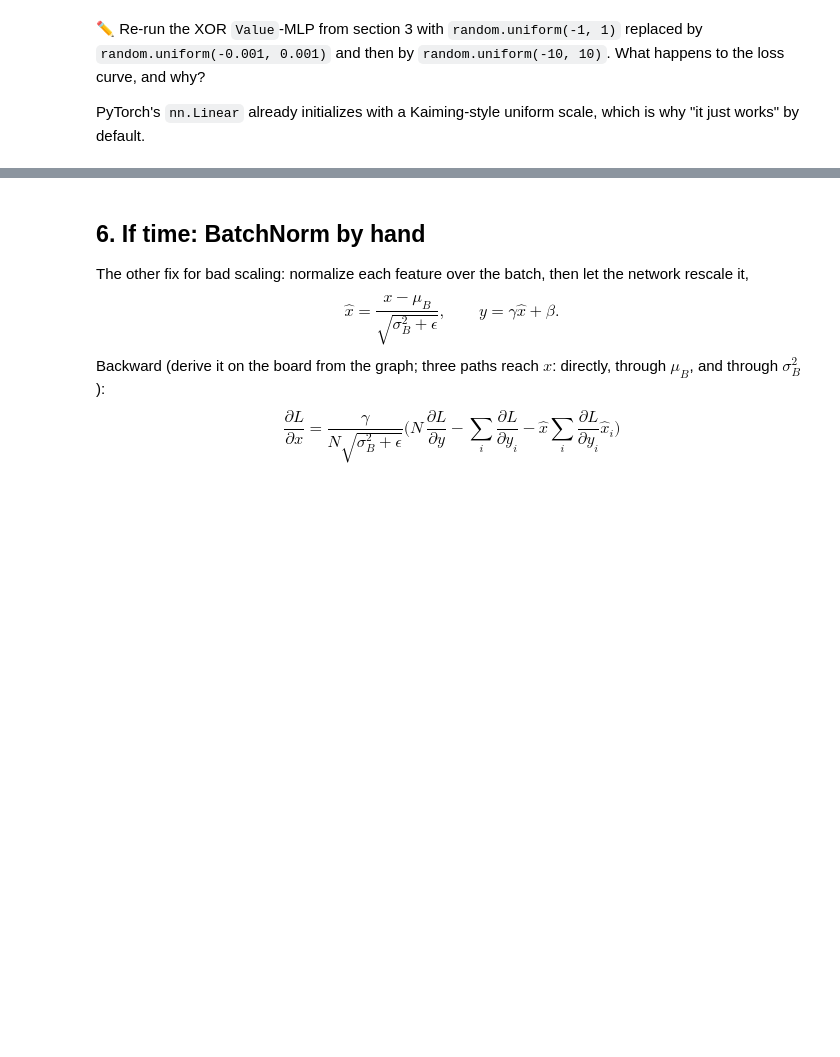
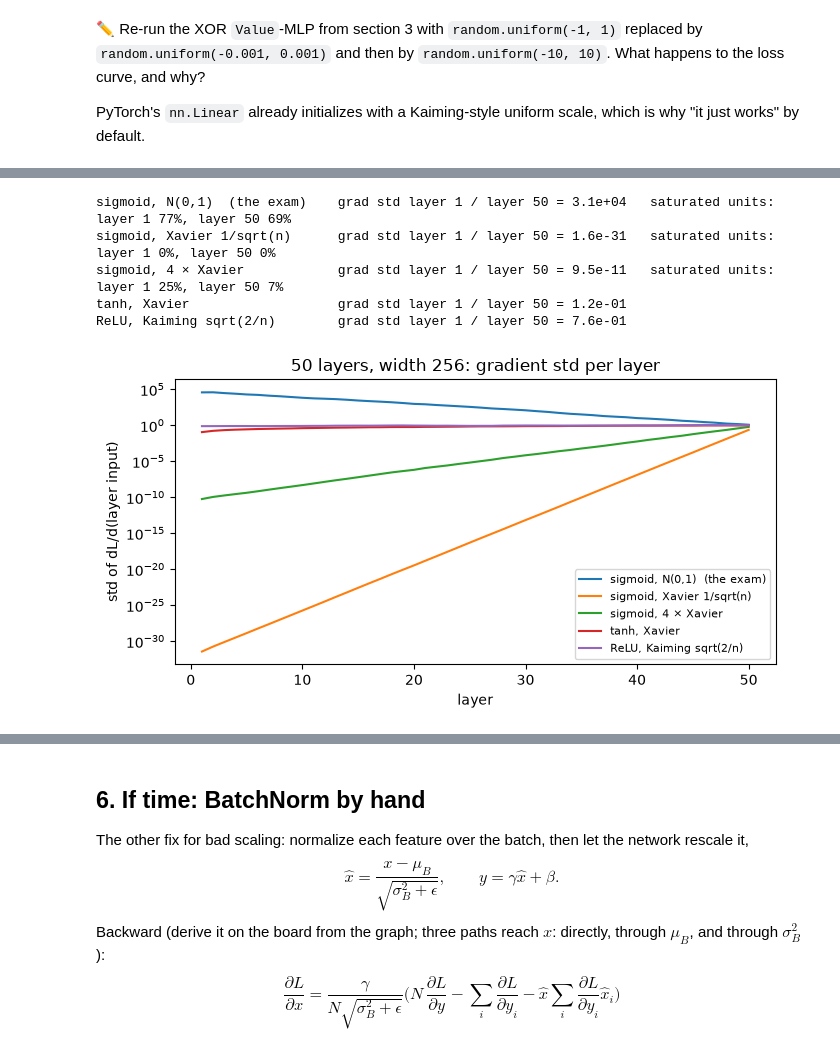
Before and after one commit to idansc/dl-course-2026, a Jupyter notebook: tutorials/solutions/T01_neurons_to_backprop.ipynb, the cells around one changed output, grey strips where cells are left out. Cells and saved outputs as stored; diff of their text form; code cells hidden in the pictures; blank space fills up the shorter version.

Commit message:
Past exam questions in tutorials 1-4 (17 questions, checked in code)

```diff
--- a/tutorials/solutions/T01_neurons_to_backprop.ipynb
+++ b/tutorials/solutions/T01_neurons_to_backprop.ipynb
@@ -317,0 +350,38 @@ PyTorch's `nn.Linear` already initializes with a Kaiming-style uniform scale, wh
+# %%
+def deep_stats(std, act, depth=50, width=256):
+    # per layer: fraction of saturated units (sigmoid(z) < 0.01 or > 0.99) and std of dL/d(layer input)
+    torch.manual_seed(0)
+    x = torch.randn(512, width, requires_grad=True)
+    inputs, sat = [], []
+    for _ in range(depth):
+        x.retain_grad(); inputs.append(x)
+        z = x @ (torch.randn(width, width) * std)
+        x = act(z)
+        s = torch.sigmoid(z)
+        sat.append(((s < 0.01) | (s > 0.99)).float().mean().item())
+    x.backward(torch.randn_like(x))
+    return sat, [t.grad.std().item() for t in inputs]
+
+n_w = 256
+settings = {
+    "sigmoid, N(0,1)  (the exam)": (1.0, torch.sigmoid),
+    "sigmoid, Xavier 1/sqrt(n)":   (1 / math.sqrt(n_w), torch.sigmoid),
+    "sigmoid, 4 × Xavier":         (4 / math.sqrt(n_w), torch.sigmoid),
+    "tanh, Xavier":                (1 / math.sqrt(n_w), torch.tanh),
+    "ReLU, Kaiming sqrt(2/n)":     (math.sqrt(2 / n_w), torch.relu),
+}
+fig, ax = plt.subplots(figsize=(7, 3.8))
+for name, (std, act) in settings.items():
+    sat, g = deep_stats(std, act, width=n_w)
+    ax.semilogy(range(1, 51), g, label=name)
+    sat_txt = f"saturated units: layer 1 {sat[0]:.0%}, layer 50 {sat[-1]:.0%}" if act is torch.sigmoid else ""
+    print(f"{name:30s} grad std layer 1 / layer 50 = {g[0] / g[-1]:.1e}   {sat_txt}")
+ax.set(title="50 layers, width 256: gradient std per layer", xlabel="layer", ylabel="std of dL/d(layer input)"); ax.legend(fontsize=8)
+plt.tight_layout(); plt.show()
+# %% [output]
+sigmoid, N(0,1)  (the exam)    grad std layer 1 / layer 50 = 3.1e+04   saturated units: layer 1 77%, layer 50 69%
+sigmoid, Xavier 1/sqrt(n)      grad std layer 1 / layer 50 = 1.6e-31   saturated units: layer 1 0%, layer 50 0%
+sigmoid, 4 × Xavier            grad std layer 1 / layer 50 = 9.5e-11   saturated units: layer 1 25%, layer 50 7%
+tanh, Xavier                   grad std layer 1 / layer 50 = 1.2e-01
+ReLU, Kaiming sqrt(2/n)        grad std layer 1 / layer 50 = 7.6e-01
+[figure, added]
```
Also changed, not shown: parts of 9 cells of this notebook, 19 other files.
